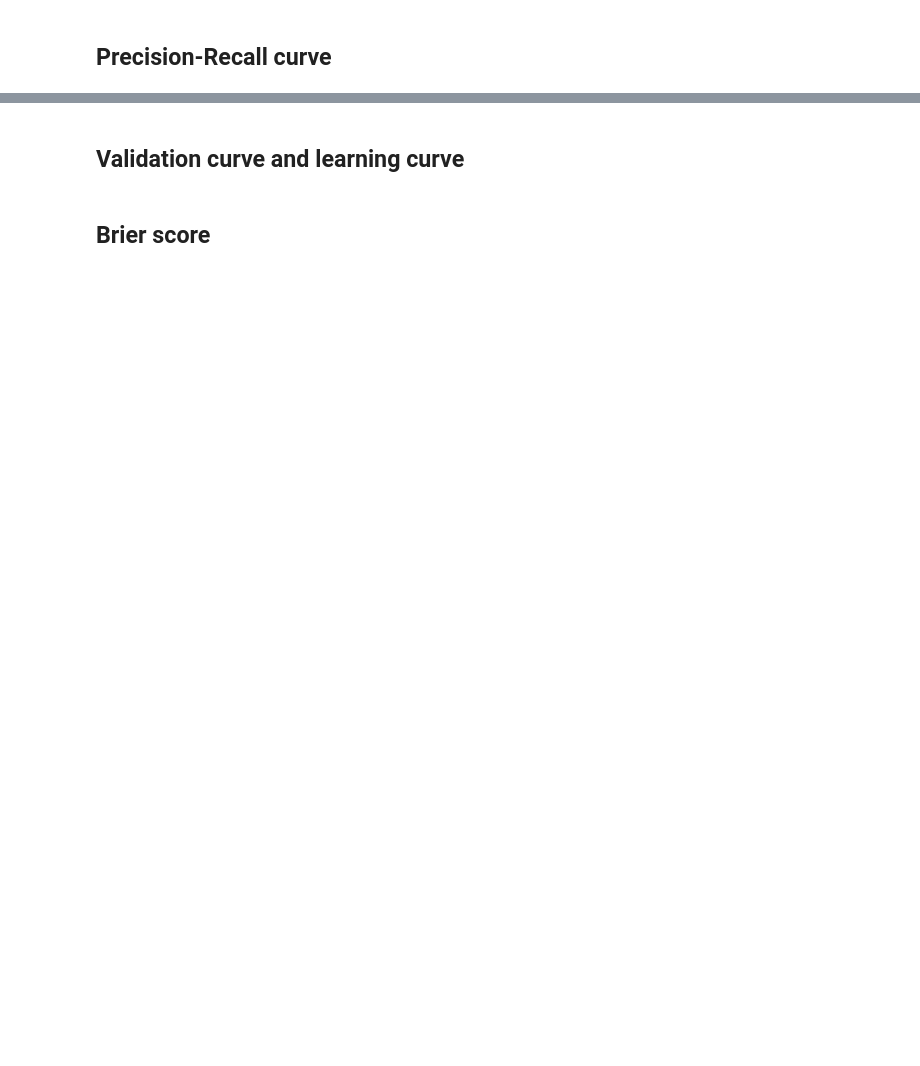
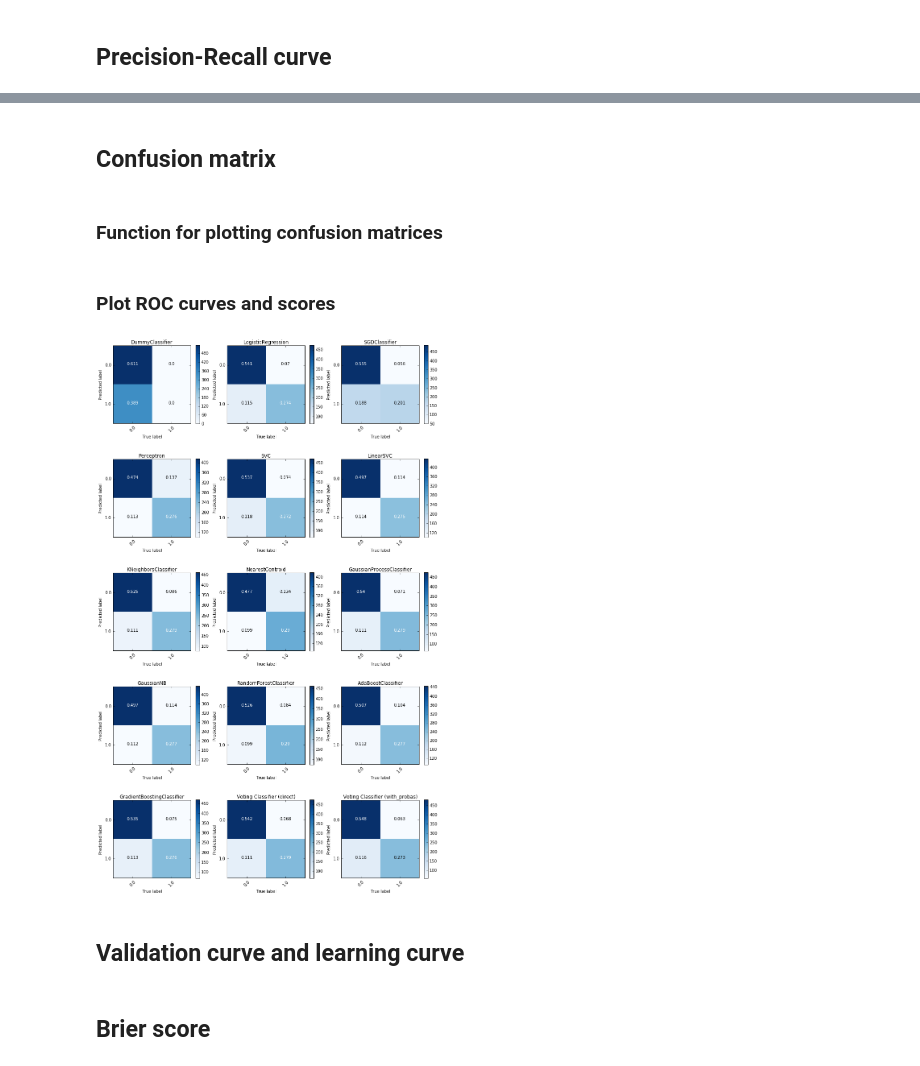
Before and after one commit to dangall/FullDataAnalysisPipeline, a Jupyter notebook: Predictions.ipynb, the cells around one changed output, grey strips where cells are left out. Cells and saved outputs as stored; diff of their text form; code cells hidden in the pictures; blank space fills up the shorter version.

```diff
--- a/Predictions.ipynb
+++ b/Predictions.ipynb
@@ -1823,2 +1810,50 @@ hi
+# %% [markdown]
+## Confusion matrix
+# %% [markdown]
+### Function for plotting confusion matrices
+# %%
+#================================================================================================
+# FROM HERE ON IT'S AUTOMATIC
+
+# This is largely based on an example on sklearn's website
+def plotConfusionMatrices(allpredictions, ycolumn, normalize=False):
+    classes = np.unique(ycolumn.ravel())
+    tick_marks = np.arange(len(classes))
+
+    trueycolumn = ycolumn.ravel()
+    numberofrows = int(np.ceil(len(allpredictions) / 3.))
+    fig, axes = plt.subplots(nrows=numberofrows, ncols=3, figsize=(12,4*numberofrows), tight_layout=True)
+    for (currentax,pred) in zip(axes.ravel(), allpredictions):
+        confmatrix = confusion_matrix(trueycolumn, pred[0].ravel())
+        axisimage = currentax.imshow(confmatrix, interpolation='nearest', cmap=plt.cm.Blues)
+        currentax.set_title(pred[1])
+        currentax.set_xticks(tick_marks)
+        currentax.set_xticklabels(classes, rotation=45)
+        currentax.set_yticks(tick_marks)
+        currentax.set_yticklabels(classes)
+        if normalize:
+            confmatrix = confmatrix.astype('float') / confmatrix.ravel().sum()
+        thresh = confmatrix.max() / 2.
+        for i, j in itertools.product(range(confmatrix.shape[0]), range(confmatrix.shape[1])):
+            currentax.text(j, i, np.round(confmatrix[i, j], decimals=3), horizontalalignment="center",
+                           color="white" if confmatrix[i, j] > thresh else "black")
+        currentax.set_xlabel("True label")
+        currentax.set_ylabel("Predicted label")
+        fig.colorbar(axisimage, ax=currentax, shrink=0.68)
+    return fig, axes
+# %% [markdown]
+### Plot ROC curves and scores
+# %%
+#================================================================================================
+# USER INPUT!
+
+normalizenumebers = True
+
+#================================================================================================
+# FROM HERE ON IT'S AUTOMATIC
+
+fig, axes = plotConfusionMatrices(allpredictions, ycolumn, normalize=normalizenumebers)
+# %% [output]
+[figure, added]
 # %% [markdown]
 ## Validation curve and learning curve
```
Also changed, not shown: parts of 21 cells of this notebook.
